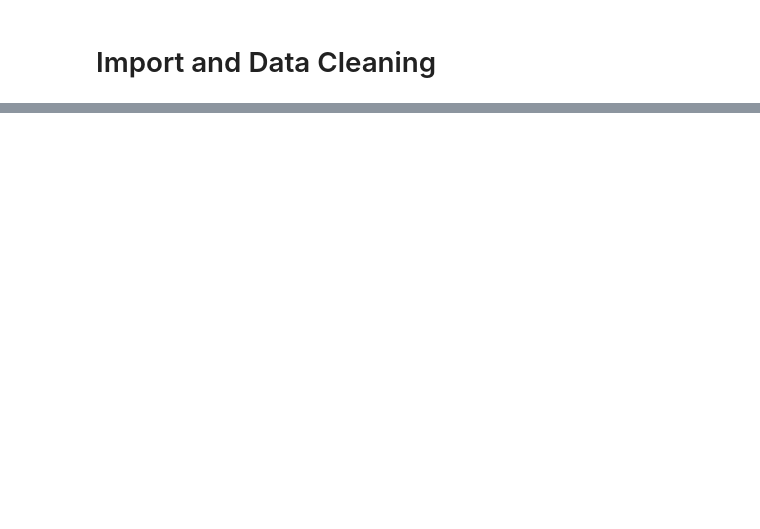
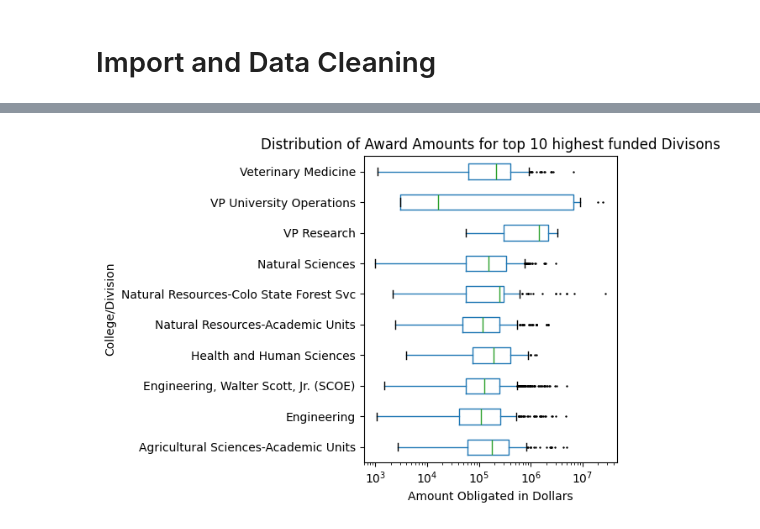
Before and after one commit to TianaGabel/C-2025, a Jupyter notebook: DataWranglingFinalProject.ipynb, the cells around one changed output, grey strips where cells are left out. Saved outputs shown, nothing was run; the diff lists cells and outputs as text; code cells hidden in the pictures; blank space fills up the shorter version.

```diff
--- a/DataWranglingFinalProject.ipynb
+++ b/DataWranglingFinalProject.ipynb
@@ -294,0 +213,15 @@ plt.show()
+# %%
+top_sponsors = federal_grants.groupby('College/Division')['Obligated Amount'].sum().sort_values(ascending=False)
+top_ten = top_sponsors[:10]
+#print(top_sponsors.index)
+
+ax = federal_grants[federal_grants['College/Division'].isin(top_ten.index)].boxplot(column='Obligated Amount', by='College/Division', vert=False, flierprops=dict(marker='+', markersize=1) )
+ax.set_xscale('log')
+plt.title("Distribution of Award Amounts for top 10 highest funded Divisons")
+plt.suptitle("")
+plt.grid(False)
+plt.xlabel("Amount Obligated in Dollars")
+plt.tight_layout()
+plt.show()
+# %% [output]
+[figure, added]
```
Also changed, not shown: parts of 42 cells of this notebook.
